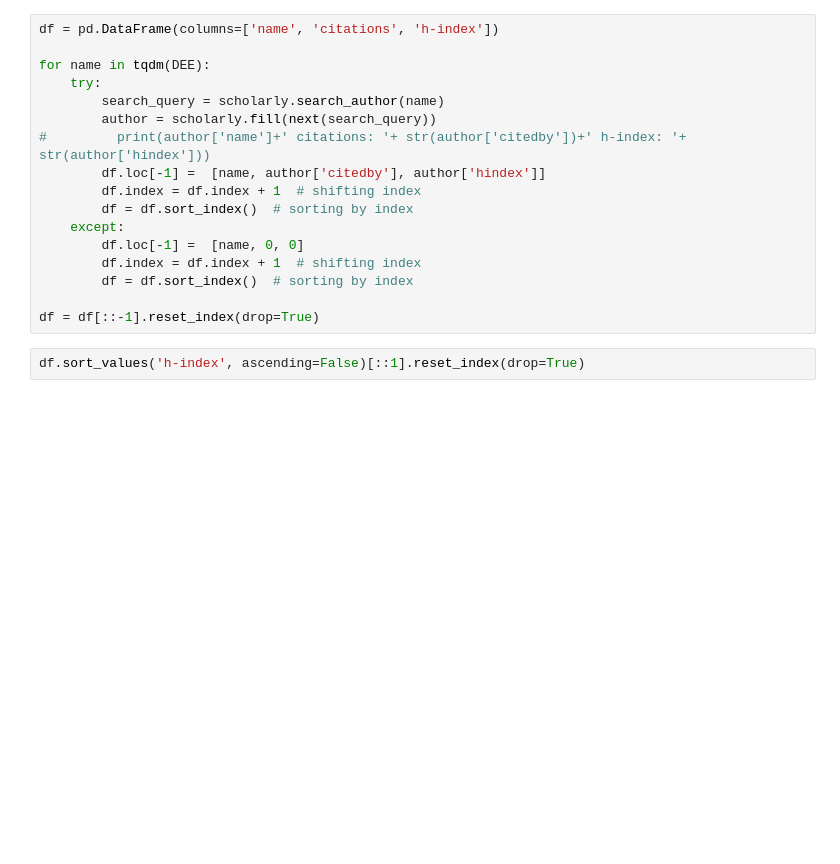
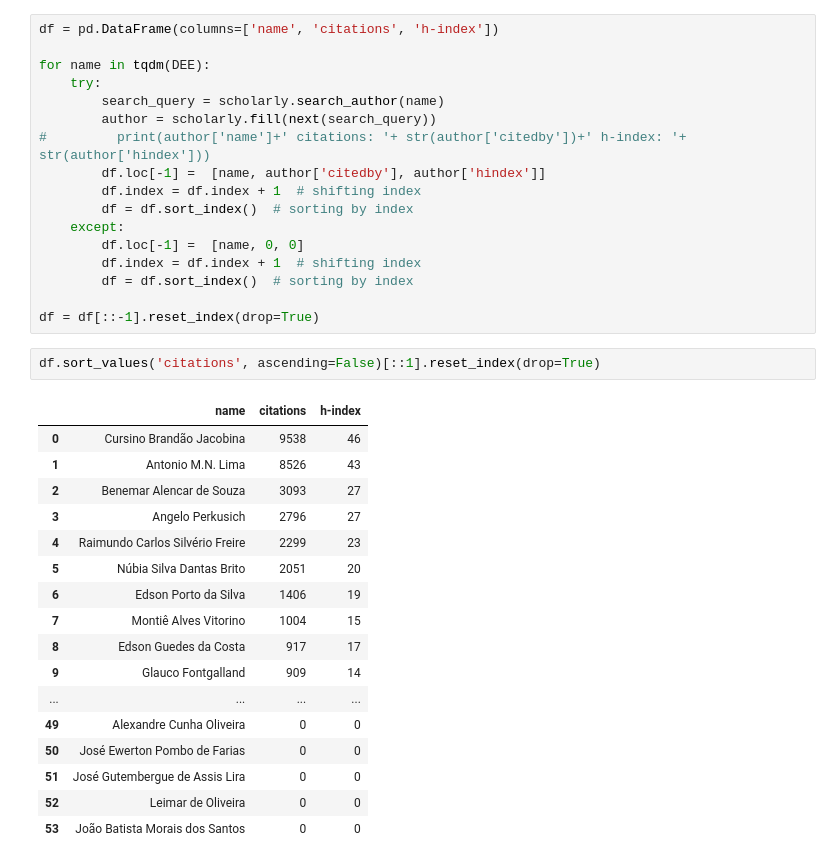
Before and after one commit to edsonportosilva/scholarly, a Jupyter notebook: Jupyter/Google Scholar data.ipynb, the cells around one changed output. Saved outputs shown, nothing was run; the diff lists cells and outputs as text; blank space fills up the shorter version.

```diff
--- a/Jupyter/Google Scholar data.ipynb
+++ b/Jupyter/Google Scholar data.ipynb
@@ -102,6 +105,24 @@ for name in tqdm(DEE):
 
 df = df[::-1].reset_index(drop=True)
 # %%
-df.sort_values('h-index', ascending=False)[::1].reset_index(drop=True)
+df.sort_values('citations', ascending=False)[::1].reset_index(drop=True)
+# %% [output]
+|  | name | citations | h-index |
+| 0 | Cursino Brandão Jacobina | 9538 | 46 |
+| 1 | Antonio M.N. Lima | 8526 | 43 |
+| 2 | Benemar Alencar de Souza | 3093 | 27 |
+| 3 | Angelo Perkusich | 2796 | 27 |
+| 4 | Raimundo Carlos Silvério Freire | 2299 | 23 |
+| 5 | Núbia Silva Dantas Brito | 2051 | 20 |
+| 6 | Edson Porto da Silva | 1406 | 19 |
+| 7 | Montiê Alves Vitorino | 1004 | 15 |
+| 8 | Edson Guedes da Costa | 917 | 17 |
+| 9 | Glauco Fontgalland | 909 | 14 |
+| ... | ... | ... | ... |
+| 49 | Alexandre Cunha Oliveira | 0 | 0 |
+| 50 | José Ewerton Pombo de Farias | 0 | 0 |
+| 51 | José Gutembergue de Assis Lira | 0 | 0 |
+| 52 | Leimar de Oliveira | 0 | 0 |
+| 53 | João Batista Morais dos Santos | 0 | 0 |
 # %%
 df
```
Also changed, not shown: parts of 10 cells of this notebook.
